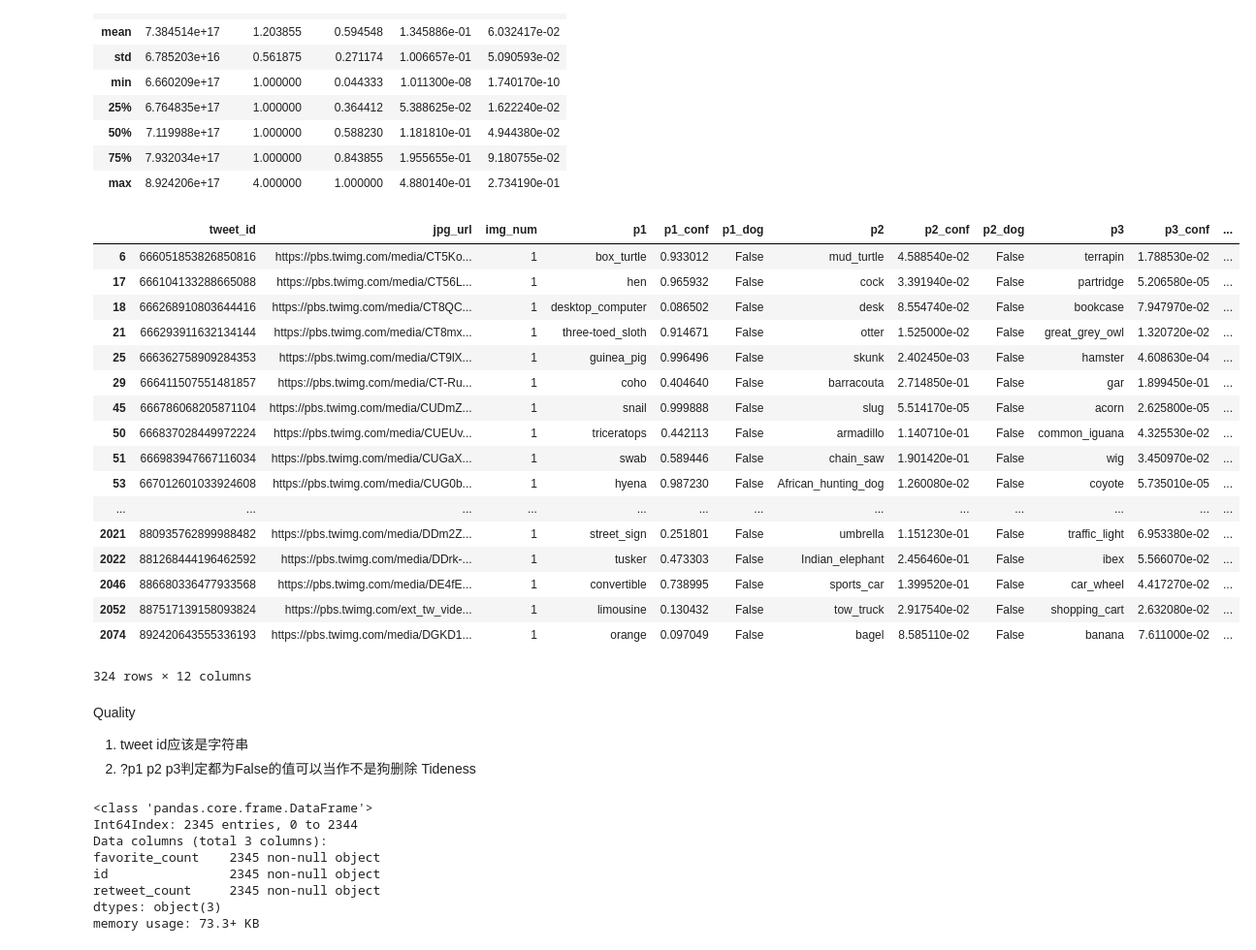
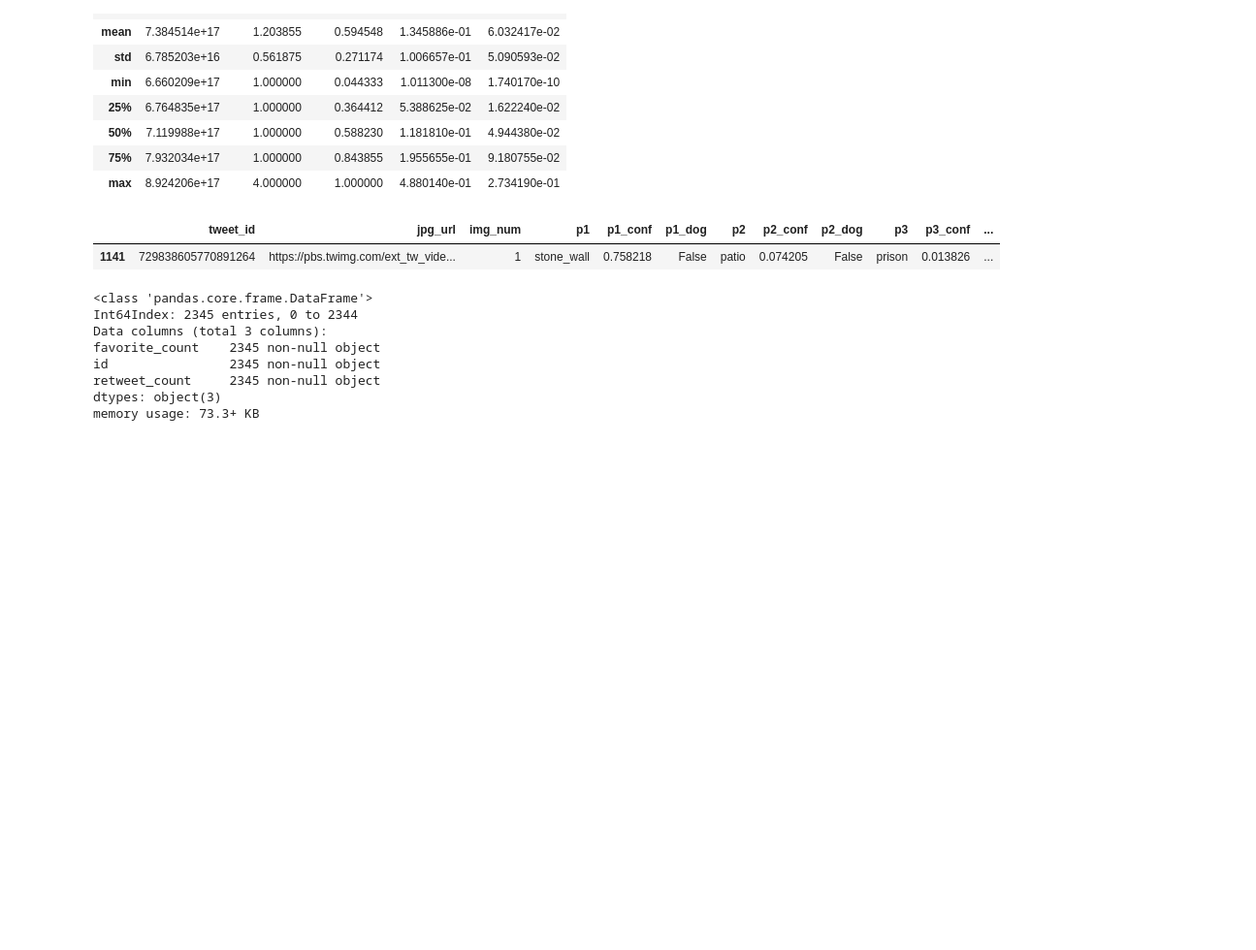
Before and after one commit to mint0528/udacity, a Jupyter notebook: wrangle_act.ipynb, the cells around one changed output. Shown at 97% size. Saved outputs shown, nothing was run; the diff lists cells and outputs as text; code cells hidden in the pictures; blank space fills up the shorter version.

```diff
--- a/wrangle_act.ipynb
+++ b/wrangle_act.ipynb
@@ -205,31 +176,10 @@ image_predic.describe()
 | 75% | 7.932034e+17 | 1.000000 | 0.843855 | 1.955655e-01 | 9.180755e-02 |
 | max | 8.924206e+17 | 4.000000 | 1.000000 | 4.880140e-01 | 2.734190e-01 |
 # %%
-image_predic[image_predic.p1_dog == False][image_predic.p2_dog == False][image_predic.p3_dog == False]
+image_predic[image_predic.p1_dog == False][image_predic.p2_dog == False][image_predic.p3_dog == False].sample()
 # %% [output]
 |  | tweet_id | jpg_url | img_num | p1 | p1_conf | p1_dog | p2 | p2_conf | p2_dog | p3 | p3_conf | ... |
-| 6 | 666051853826850816 | https://pbs.twimg.com/media/CT5Ko... | 1 | box_turtle | 0.933012 | False | mud_turtle | 4.588540e-02 | False | terrapin | 1.788530e-02 | ... |
-| 17 | 666104133288665088 | https://pbs.twimg.com/media/CT56L... | 1 | hen | 0.965932 | False | cock | 3.391940e-02 | False | partridge | 5.206580e-05 | ... |
-| 18 | 666268910803644416 | https://pbs.twimg.com/media/CT8QC... | 1 | desktop_computer | 0.086502 | False | desk | 8.554740e-02 | False | bookcase | 7.947970e-02 | ... |
-| 21 | 666293911632134144 | https://pbs.twimg.com/media/CT8mx... | 1 | three-toed_sloth | 0.914671 | False | otter | 1.525000e-02 | False | great_grey_owl | 1.320720e-02 | ... |
-| 25 | 666362758909284353 | https://pbs.twimg.com/media/CT9lX... | 1 | guinea_pig | 0.996496 | False | skunk | 2.402450e-03 | False | hamster | 4.608630e-04 | ... |
-| 29 | 666411507551481857 | https://pbs.twimg.com/media/CT-Ru... | 1 | coho | 0.404640 | False | barracouta | 2.714850e-01 | False | gar | 1.899450e-01 | ... |
-| 45 | 666786068205871104 | https://pbs.twimg.com/media/CUDmZ... | 1 | snail | 0.999888 | False | slug | 5.514170e-05 | False | acorn | 2.625800e-05 | ... |
-| 50 | 666837028449972224 | https://pbs.twimg.com/media/CUEUv... | 1 | triceratops | 0.442113 | False | armadillo | 1.140710e-01 | False | common_iguana | 4.325530e-02 | ... |
-| 51 | 666983947667116034 | https://pbs.twimg.com/media/CUGaX... | 1 | swab | 0.589446 | False | chain_saw | 1.901420e-01 | False | wig | 3.450970e-02 | ... |
-| 53 | 667012601033924608 | https://pbs.twimg.com/media/CUG0b... | 1 | hyena | 0.987230 | False | African_hunting_dog | 1.260080e-02 | False | coyote | 5.735010e-05 | ... |
-| ... | ... | ... | ... | ... | ... | ... | ... | ... | ... | ... | ... | ... |
-| 2021 | 880935762899988482 | https://pbs.twimg.com/media/DDm2Z... | 1 | street_sign | 0.251801 | False | umbrella | 1.151230e-01 | False | traffic_light | 6.953380e-02 | ... |
-| 2022 | 881268444196462592 | https://pbs.twimg.com/media/DDrk-... | 1 | tusker | 0.473303 | False | Indian_elephant | 2.456460e-01 | False | ibex | 5.566070e-02 | ... |
-| 2046 | 886680336477933568 | https://pbs.twimg.com/media/DE4fE... | 1 | convertible | 0.738995 | False | sports_car | 1.399520e-01 | False | car_wheel | 4.417270e-02 | ... |
-| 2052 | 887517139158093824 | https://pbs.twimg.com/ext_tw_vide... | 1 | limousine | 0.130432 | False | tow_truck | 2.917540e-02 | False | shopping_cart | 2.632080e-02 | ... |
-| 2074 | 892420643555336193 | https://pbs.twimg.com/media/DGKD1... | 1 | orange | 0.097049 | False | bagel | 8.585110e-02 | False | banana | 7.611000e-02 | ... |
+| 1141 | 729838605770891264 | https://pbs.twimg.com/ext_tw_vide... | 1 | stone_wall | 0.758218 | False | patio | 0.074205 | False | prison | 0.013826 | ... |
-324 rows × 12 columns
-# %% [markdown]
-Quality
-1. tweet id应该是字符串
-2. ?p1 p2 p3判定都为False的值可以当作不是狗删除
-Tideness
 # %%
 tweet_data.info()
 # %% [output]
```
Also changed, not shown: parts of 113 cells of this notebook, 3 other files.
